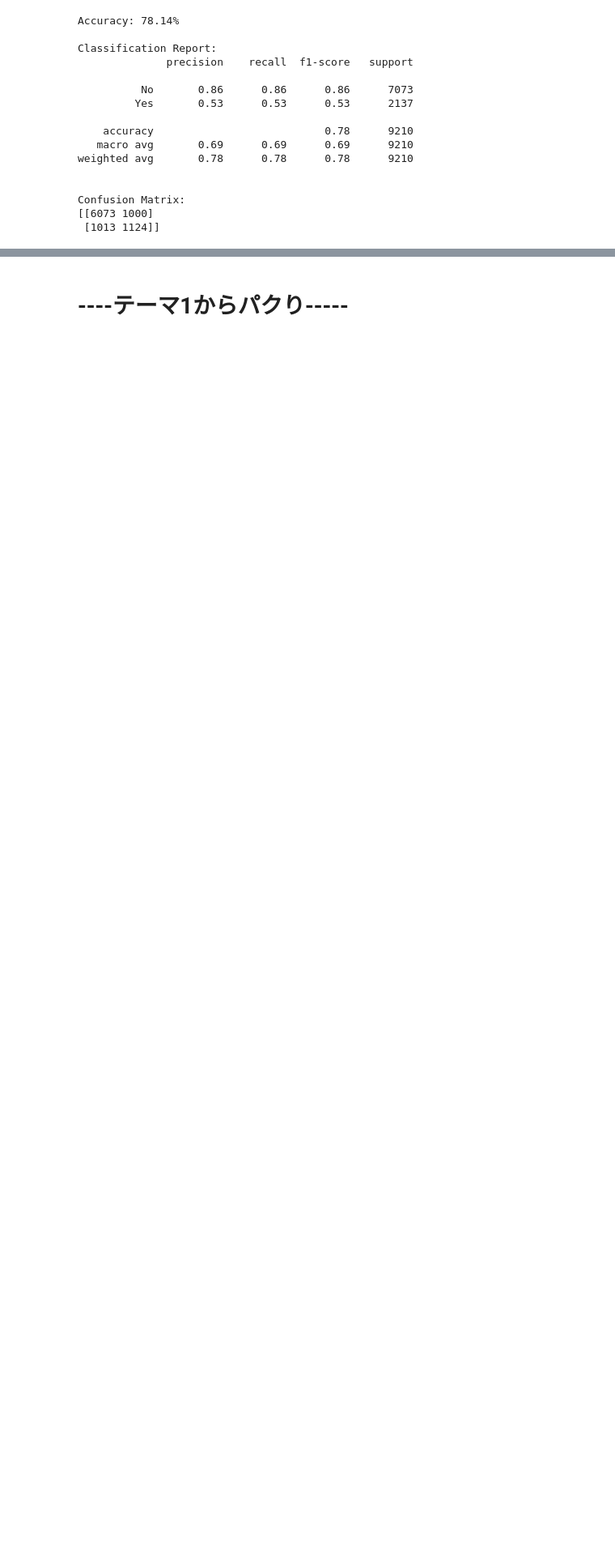
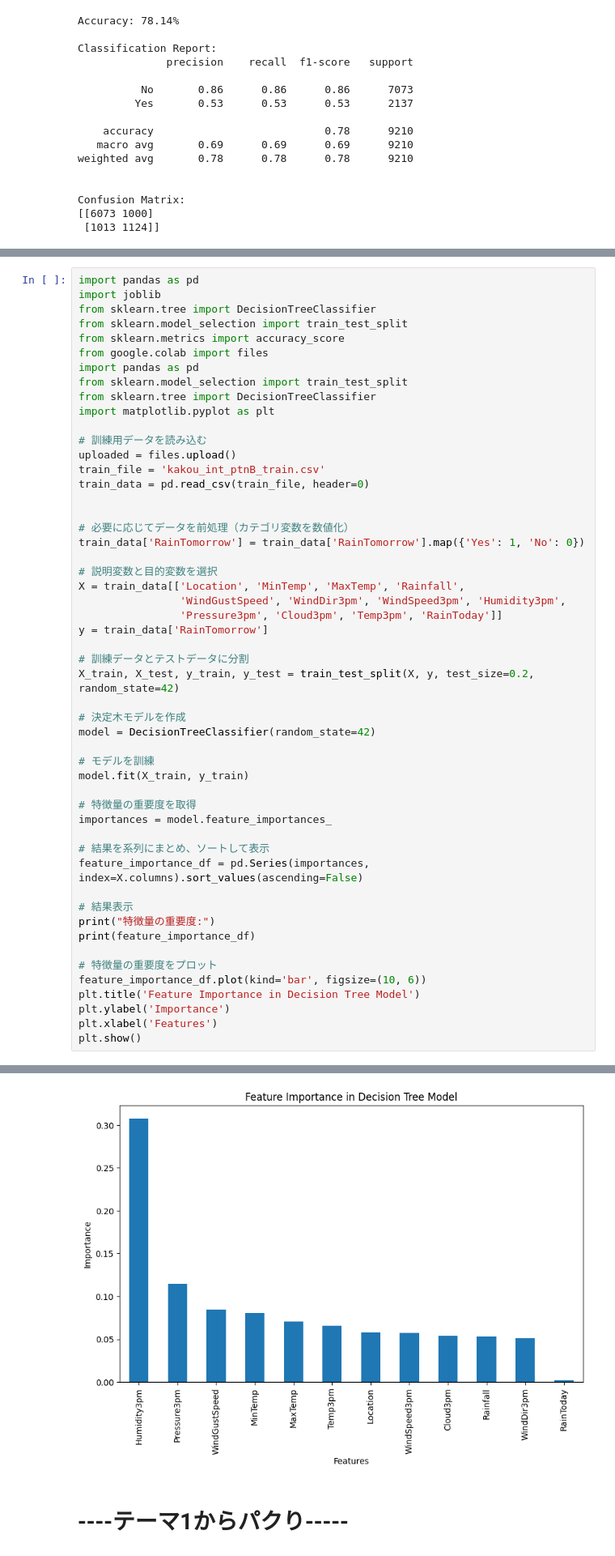
Before and after one commit to Team2009/Team2009, a Jupyter notebook: Theme2_nakaba.ipynb, the cells around one changed output, grey strips where cells are left out. Shown at 81% size. Drawn from its saved outputs; the diff is of its cells as text; blank space fills up the shorter version.

```diff
--- a/Theme2_nakaba.ipynb
+++ b/Theme2_nakaba.ipynb
@@ -825,0 +828,53 @@ Confusion Matrix:
+# %%
+import pandas as pd
+import joblib
+from sklearn.tree import DecisionTreeClassifier
+from sklearn.model_selection import train_test_split
+from sklearn.metrics import accuracy_score
+from google.colab import files
+import pandas as pd
+from sklearn.model_selection import train_test_split
+from sklearn.tree import DecisionTreeClassifier
+import matplotlib.pyplot as plt
+
+# 訓練用データを読み込む
+uploaded = files.upload()
+train_file = 'kakou_int_ptnB_train.csv'
+train_data = pd.read_csv(train_file, header=0)
+
+
+# 必要に応じてデータを前処理（カテゴリ変数を数値化）
+train_data['RainTomorrow'] = train_data['RainTomorrow'].map({'Yes': 1, 'No': 0})
+
+# 説明変数と目的変数を選択
+X = train_data[['Location', 'MinTemp', 'MaxTemp', 'Rainfall',
+                'WindGustSpeed', 'WindDir3pm', 'WindSpeed3pm', 'Humidity3pm',
+                'Pressure3pm', 'Cloud3pm', 'Temp3pm', 'RainToday']]
+y = train_data['RainTomorrow']
+
+# 訓練データとテストデータに分割
+X_train, X_test, y_train, y_test = train_test_split(X, y, test_size=0.2, random_state=42)
+
+# 決定木モデルを作成
+model = DecisionTreeClassifier(random_state=42)
+
+# モデルを訓練
+model.fit(X_train, y_train)
+
+# 特徴量の重要度を取得
+importances = model.feature_importances_
+
+# 結果を系列にまとめ、ソートして表示
+feature_importance_df = pd.Series(importances, index=X.columns).sort_values(ascending=False)
+
+# 結果表示
+print("特徴量の重要度:")
+print(feature_importance_df)
+
+# 特徴量の重要度をプロット
+feature_importance_df.plot(kind='bar', figsize=(10, 6))
+plt.title('Feature Importance in Decision Tree Model')
+plt.ylabel('Importance')
+plt.xlabel('Features')
+plt.show()
+# %% [output]
@@ -826,3 +897,4 @@ Confusion Matrix:
+[figure, added]
 # %% [markdown]
 # ----テーマ1からパクり-----
 # %% [markdown]
```
Also changed, not shown: parts of 2 cells of this notebook.
